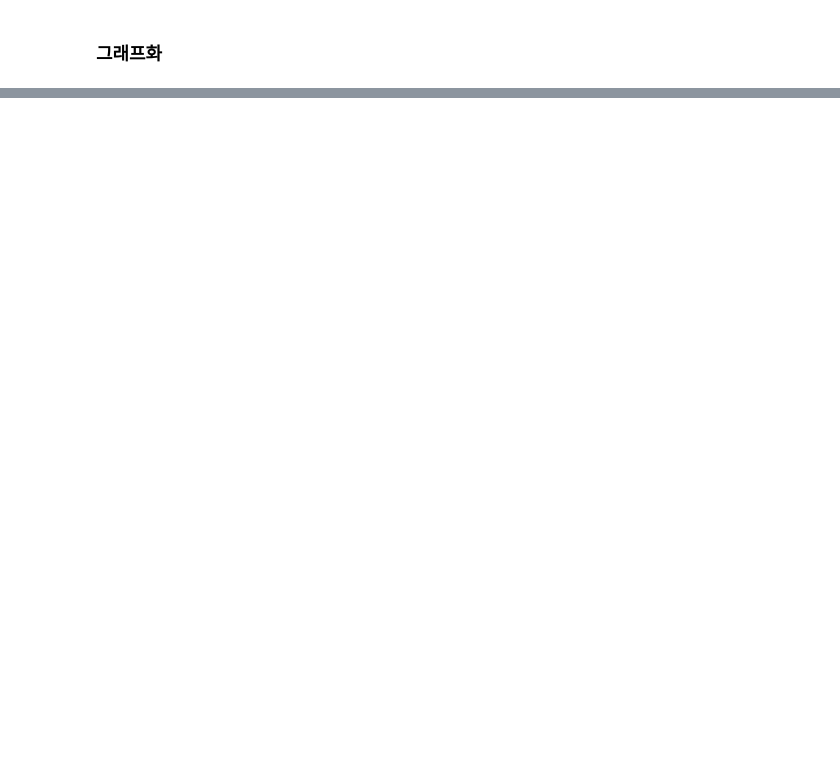
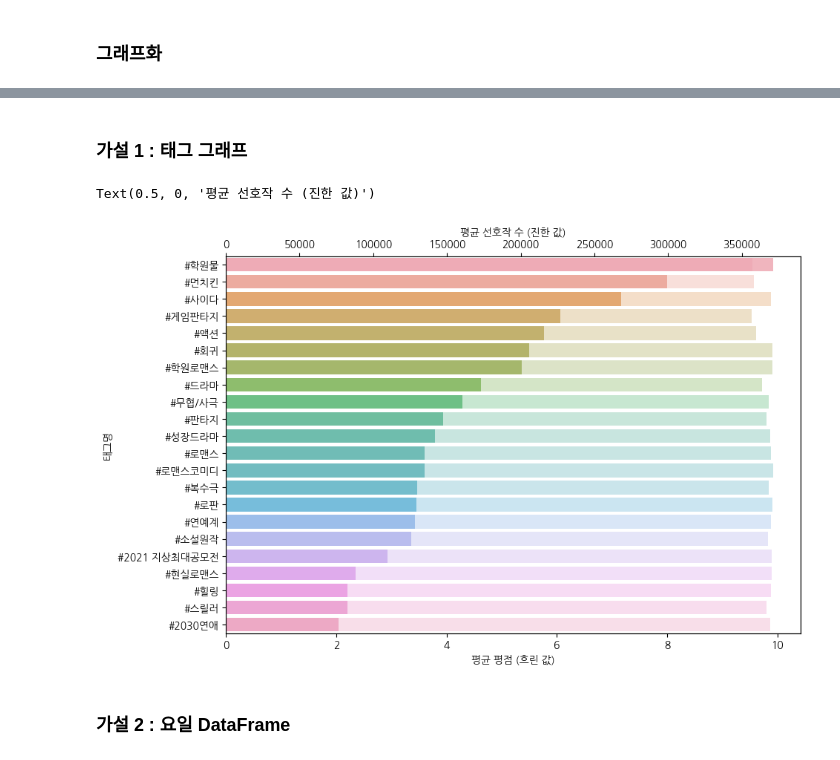
Before and after one commit to Aphrodite31135/WP_TermProject, a Jupyter notebook: TermPJ/TermPJ_Crawling.ipynb, the cells around one changed output, grey strips where cells are left out. Saved outputs shown, nothing was run; the diff lists cells and outputs as text; code cells hidden in the pictures; blank space fills up the shorter version.

```diff
--- a/TermPJ/TermPJ_Crawling.ipynb
+++ b/TermPJ/TermPJ_Crawling.ipynb
@@ -483,0 +568,18 @@ KeyError: "None of [Index(['#회귀', '#게임판타지', '#2030연애', '#판
+# %% [markdown]
+### 가설 1 : 태그 그래프
+# %%
+import seaborn as sns
+%matplotlib inline
+
+fig = plt.figure(figsize=(10,6.6))
+ax1 = fig.add_subplot(1,1,1)
+ax2 = ax1.twiny()
+chart1 = sns.barplot(ax=ax1, data = srtd_df1, x='평균 평점', y='태그명', alpha = 0.3) # 평균 평점
+chart2 = sns.barplot(ax=ax2, data = srtd_df1, x='선호작 수', y='태그명', alpha = 0.7) # 평균 선호작 수
+chart1.set_xlabel('평균 평점 (흐린 값)')
+chart2.set_xlabel('평균 선호작 수 (진한 값)')
+# %% [output]
+Text(0.5, 0, '평균 선호작 수 (진한 값)')
+[figure, added]
+# %% [markdown]
+### 가설 2 : 요일 DataFrame
```
Also changed, not shown: parts of 31 cells of this notebook, 20 other files.
